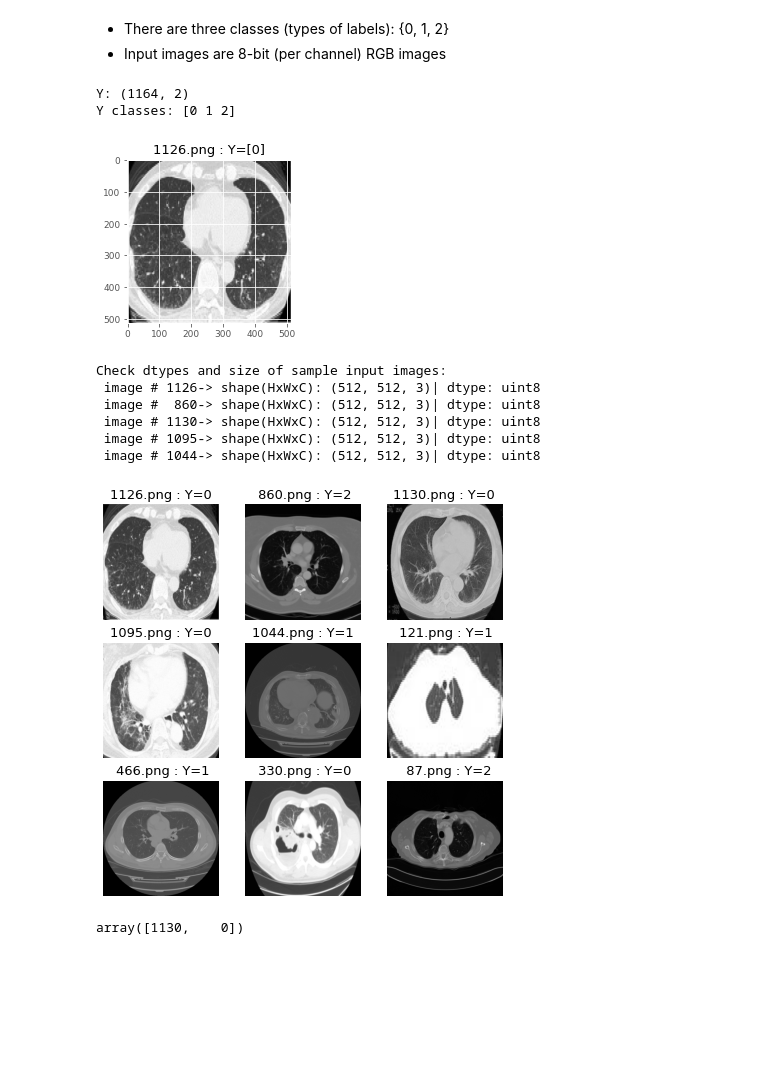
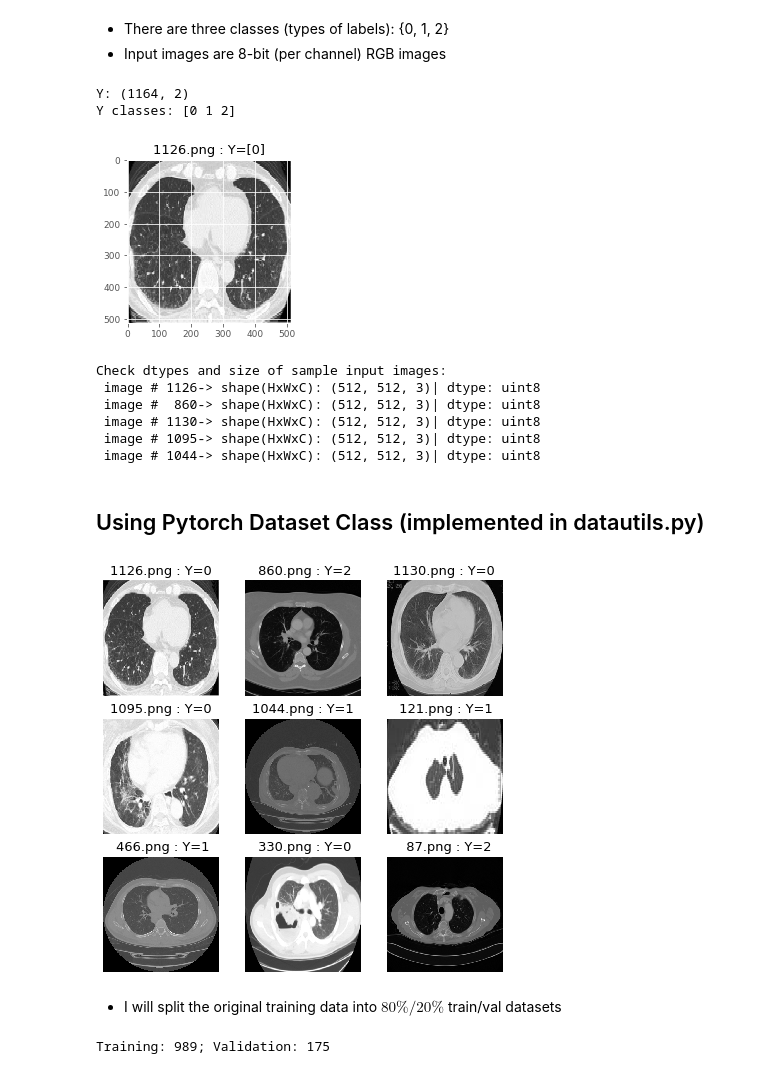
Before and after one commit to mshagirov/cs5242, a Jupyter notebook: 0_dataset.ipynb, the cells around one changed output. Cells and saved outputs as stored; diff of their text form; code cells hidden in the pictures; blank space fills up the shorter version.

Commit message:
Dataset class and dataloader

```diff
--- a/0_dataset.ipynb
+++ b/0_dataset.ipynb
@@ -43,22 +46,19 @@ dtype: torch.float32
 ## Training Dataset (before Train/Val split)
 # %%
 # Paths to training dataset and labels (before Train/Val split)
-train_label_path = path.join('./datasets','train_label.csv')
+train_csv = path.join('./datasets','train_label.csv')
 train_data_path = path.join('./datasets','train_image','train_image')
 # %% [markdown]
 - There are three classes (types of labels): {0, 1, 2}
 - Input images are 8-bit (per channel) RGB images
-# %%
-# Training dataset labels
-Y_train_np = pd.read_csv(train_label_path).values
-# We have three types of labels: {0, 1, 2},
-# and 1164 samples (training dataset, before splitting into train/val data)
-print('Y:',Y_train_np.shape)
-print('Y classes:',np.unique(Y_train_np[:,1]))
-# %% [output]
-Y: (1164, 2)
-Y classes: [0 1 2]
 # %%
+# Training dataset labels
+Y_train_np = pd.read_csv(train_csv).values
+# We have three types of labels: {0, 1, 2},
+# and 1164 samples (training dataset, before splitting into train/val data)
+print('Y:',Y_train_np.shape)
+print('Y classes:',np.unique(Y_train_np[:,1]))
+
 np.random.seed(42) # RNG seed for consistency
 ids = np.random.randint(0,Y_train_np.shape[0],size=(5,))
 
@@ -74,26 +74,38 @@ for m in ids:
     print(f' image #{m:5d}-> shape(HxWxC): {x_0.shape}| dtype: {x_0.dtype}') # HxWxC
 # output was "shape(HxWxC): (512, 512, 3)| dtype: uint8"
 # %% [output]
+Y: (1164, 2)
+Y classes: [0 1 2]
 [figure]
-Check dtypes and size of sample input images:
- image # 1126-> shape(HxWxC): (512, 512, 3)| dtype: uint8
- image #  860-> shape(HxWxC): (512, 512, 3)| dtype: uint8
- image # 1130-> shape(HxWxC): (512, 512, 3)| dtype: uint8
- image # 1095-> shape(HxWxC): (512, 512, 3)| dtype: uint8
- image # 1044-> shape(HxWxC): (512, 512, 3)| dtype: uint8
+Check dtypes and size of sample input images:
+ image # 1126-> shape(HxWxC): (512, 512, 3)| dtype: uint8
+ image #  860-> shape(HxWxC): (512, 512, 3)| dtype: uint8
+ image # 1130-> shape(HxWxC): (512, 512, 3)| dtype: uint8
+ image # 1095-> shape(HxWxC): (512, 512, 3)| dtype: uint8
+ image # 1044-> shape(HxWxC): (512, 512, 3)| dtype: uint8
+# %% [markdown]
+## Using Pytorch Dataset Class (implemented in datautils.py)
+# %%
+from datautils import LungDataset
+from torchvision import transforms as T, utils
+
+toPIL = T.ToPILImage()
+transform = T.Compose([T.ToPILImage(),
+                       T.Resize(224),
+                       T.ToTensor(),
+                       T.Normalize(mean=[0.485, 0.456, 0.406], std=[0.229, 0.224, 0.225])])
+
+train_dataset = LungDataset(train_csv, train_data_path, transform=transform)
 # %%
 np.random.seed(42) # RNG seed for consistency
 
 _, axs = plt.subplots(ncols=3,nrows=3,figsize=(7.2,7.2))
-ids = np.random.randint(0,Y_train_np.shape[0],size=(axs.size,))
+ids = np.random.randint(0,len(train_dataset),size=(axs.size,))
 for ax, m in zip(axs.ravel(),ids):
-    ax.imshow(imread(path.join(train_data_path,f'{Y_train_np[m,0]}.png')))
-    ax.set_title(f'{m:4d}.png : Y={Y_train_np[m,1]}')
+    sample = train_dataset[m]
+    ax.imshow(sample['image'])
+    ax.set_title(f'{m:4d}.png : Y={sample["label"]}')
     ax.axis('off')
 plt.show()
 # %% [output]
-[figure, old version]
+[figure, new version]
-# %%
-Y_train_np[1130,:]
-# %% [output]
-array([1130,    0])
@@ -102,0 +112,10 @@ X_train
+# %% [markdown]
+- I will split the original training data into $80\% / 20\%$ train/val datasets
+# %%
+train_size = len(train_dataset)*85//100
+val_size = len(train_dataset)-train_size
+train_data, val_data= torch.utils.data.random_split(train_dataset,[train_size,val_size],
+                                                generator=torch.Generator().manual_seed(42))
+print(f'Training: {len(train_data)}; Validation: {len(val_data)}')
+# %% [output]
+Training: 989; Validation: 175
```
Also changed, not shown: parts of 7 cells of this notebook, 1 other file.
